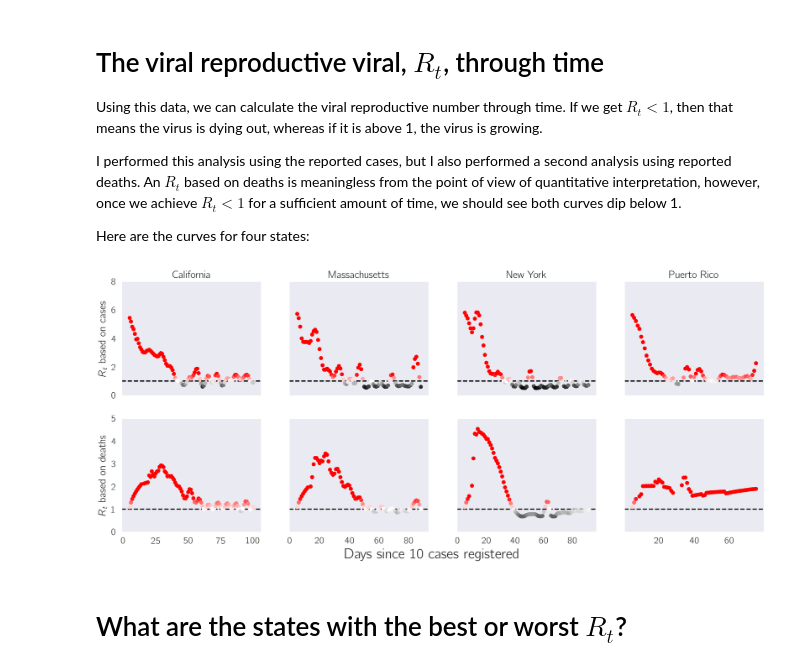
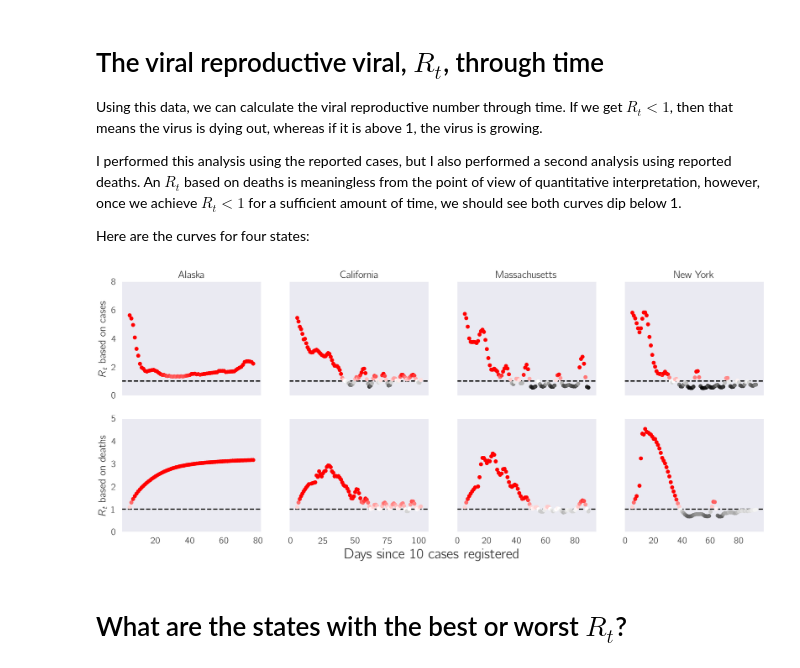
Before and after one commit to dangeles/dangeles.github.io, a Jupyter notebook: jupyter/covid19_rolling.ipynb, the cells around one changed output. Saved outputs shown, nothing was run; the diff lists cells and outputs as text; code cells hidden in the pictures.

```diff
--- a/jupyter/covid19_rolling.ipynb
+++ b/jupyter/covid19_rolling.ipynb
@@ -183,11 +185,11 @@ I performed this analysis using the reported cases, but I also performed a secon
 
 Here are the curves for four states:
 # %%
-states = ['New York', 'California', 'Massachusetts', 'Puerto Rico']
+states = ['New York', 'California', 'Massachusetts', 'Alaska']
 maxR = cv.plot_rt(states, df, df.cases > 10)
 _ = plt.figtext(.5, .045, 'Days since 10 cases registered', fontsize=25, ha='center')
 # %% [output]
-[figure, old version]
+[figure, new version]
 # %% [markdown]
 # What are the states with the best or worst $R_t$?
 # %%
```
Also changed, not shown: parts of 6 cells of this notebook, 2 other files.
